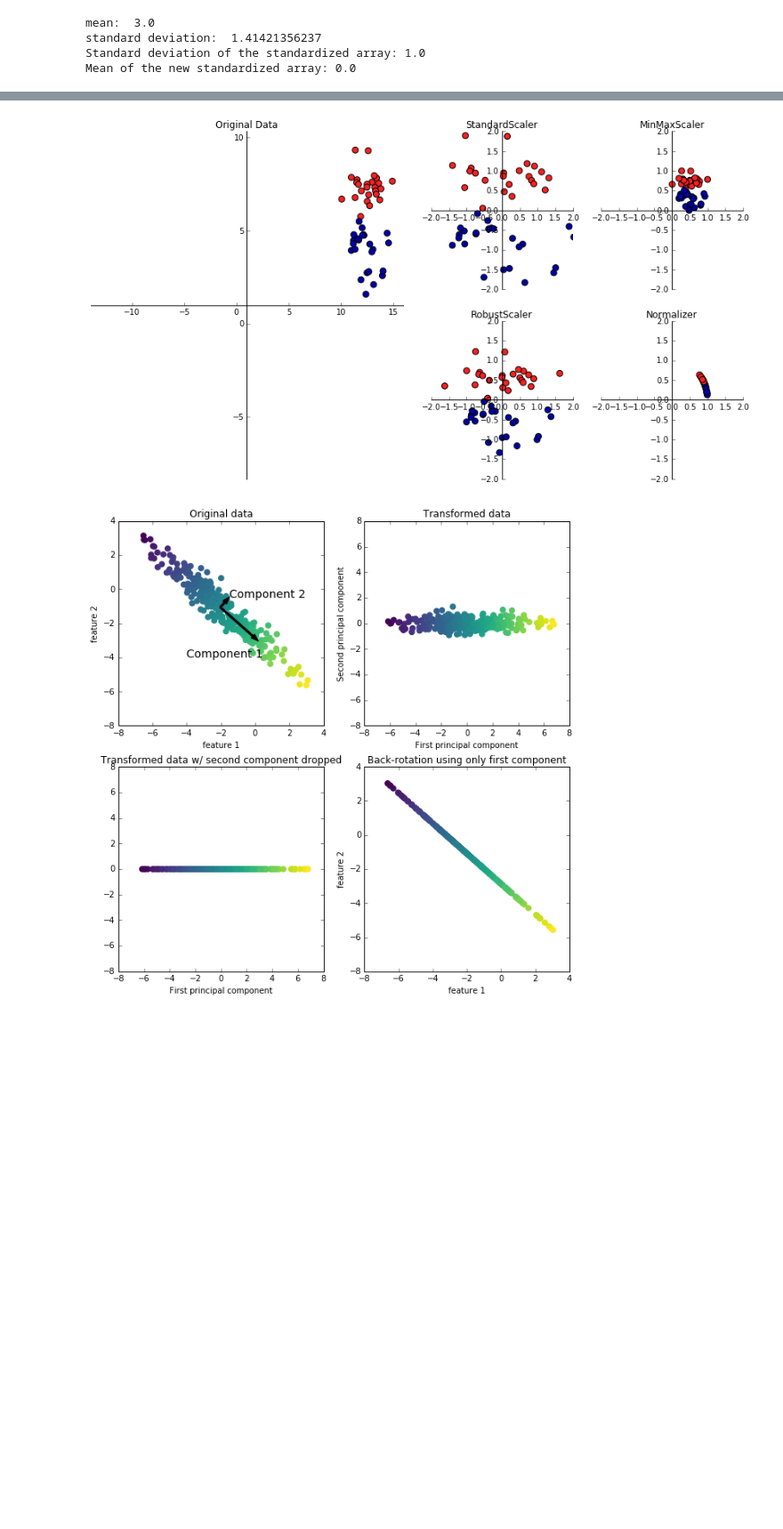
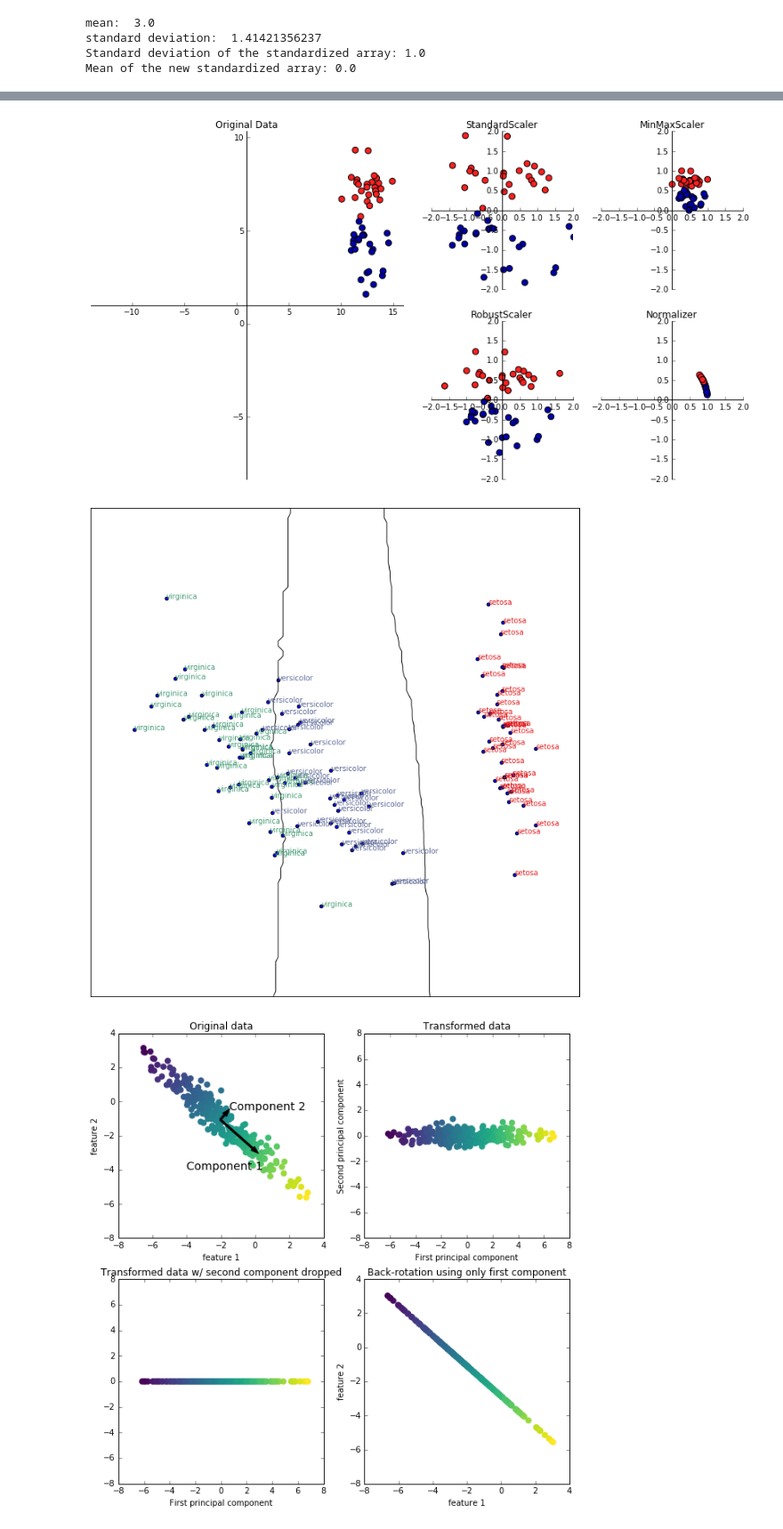
Before and after one commit to MrGreenRubato/notebooks, a Jupyter notebook: SciPy 2016 - Tutorial Part 5 - Unsupervised learning.ipynb, the cells around one changed output, grey strips where cells are left out. Shown at 89% size. Saved outputs shown, nothing was run; the diff lists cells and outputs as text; code cells hidden in the pictures; blank space fills up the shorter version.

Commit message:
PCA decomposition + kneighbors on IRIS dataset

```diff
--- a/SciPy 2016 - Tutorial Part 5 - Unsupervised learning.ipynb
+++ b/SciPy 2016 - Tutorial Part 5 - Unsupervised learning.ipynb
@@ -16,7 +16,10 @@ Mean of the new standardized array: 0.0
 # %%
 from sklearn.datasets import load_iris
 from sklearn.cross_validation import train_test_split
+import numpy as np
+
 iris = load_iris()
+print(iris)
 print('Whole dataset:', iris.data.shape)
 
 X_train, X_test, y_train, y_test = train_test_split(iris.data, iris.target, test_size=0.25, random_state=10)
@@ -55,4 +58,48 @@ print('\n\nin the last case (right), we scaled test using their own fit... that
 
 from plot_scaling import plot_scaling
 plot_scaling()
+
+
+# PCA decomposition (cf file part 6)
+from matplotlib import pyplot as plt
+from sklearn import decomposition
+pca = decomposition.PCA(n_components=2).fit(X_train)
+X_pca = pca.transform(X_train)
+plt.figure(figsize=(12,12))
+plt.subplot(111)
+plt.scatter(X_pca[:, 0], X_pca[:,1])
+for i in range (X_pca.shape[0]):
+    plt.text(X_pca[i, 0], X_pca[i, 1], str(iris.target_names[y_train[i]]), color=plt.cm.Set1(y_train[i]/10.))
+
+
+#Classify from PCA decomposition
+bestScore = 0
+bestNeighbors = 0
+from sklearn.neighbors import KNeighborsClassifier
+
+for i in range(1,25):
+    knc = KNeighborsClassifier(n_neighbors=i)
+
+    knc.fit(X_pca, y_train)
+
+    X_pca_test = pca.transform(X_test)
+    y_predict = knc.predict(X_pca_test)
+    #print('prediction: ', y_predict)
+    #print('actual val: ', y_test)
+    print('******** Results for #neighbors =',i)
+    print('accuracy = ', np.sum((y_predict==y_test)/len(y_predict) * 100))
+    print('accuracy via mean: ', np.mean(y_predict == y_test))
+
+    score = knc.score(X_pca_test, y_test)
+    print('Score classifier on test set: ', score)
+    print('Score classifier on training set: ', knc.score(X_pca, y_train))
+    if score > bestScore:
+        bestScore = score
+        bestNeighbors = i
+
+
+print('\n\n*** Best score of {} with {} neighbors'.format(bestScore, bestNeighbors))
+
+from figures import plot_2d_separator
+plot_2d_separator(knc, X_pca)
 # %% [output]
@@ -71,5 +123,6 @@ in the last case (right), we scaled test using their own fit... that leads to an
 [figure]
 [figure]
+[figure, added]
 # %%
 from plot_pca import plot_pca_illustration
 plot_pca_illustration()
```
Also changed, not shown: parts of 1 cell of this notebook.
